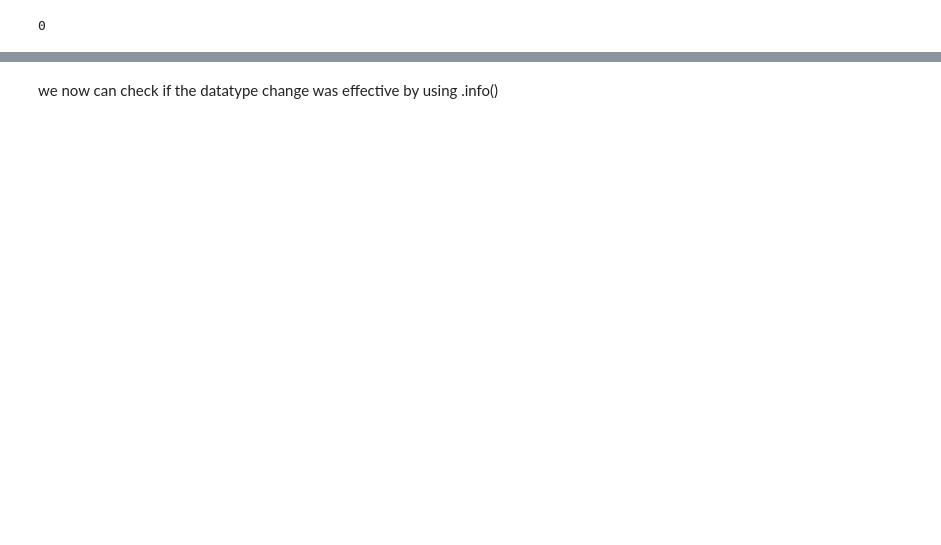
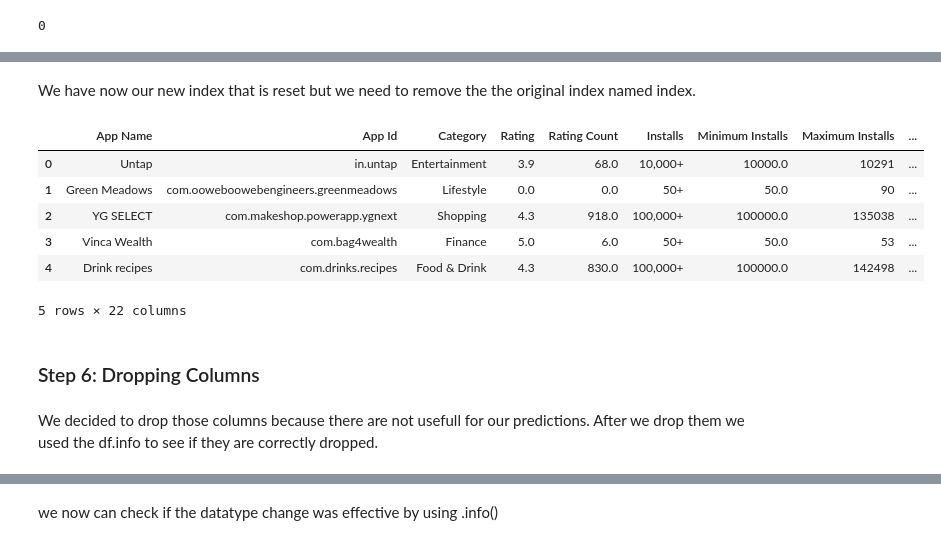
Before and after one commit to LouLan99/User-Rating-Prediction-Model, a Jupyter notebook: notebooks/01-data-loading-cleaning copy 3.ipynb, the cells around one changed output, grey strips where cells are left out. Saved outputs shown, nothing was run; the diff lists cells and outputs as text; code cells hidden in the pictures; blank space fills up the shorter version.

```diff
--- a/notebooks/01-data-loading-cleaning copy 3.ipynb
+++ b/notebooks/01-data-loading-cleaning copy 3.ipynb
@@ -339,0 +353,2 @@ To be able to change some of our values into binary we need to change the dataty
+# %%
+df.reset_index(inplace= True)
@@ -339,0 +371,15 @@ To be able to change some of our values into binary we need to change the dataty
+# %% [markdown]
+We have now our new index  that is reset but we need to remove the the original index named index.
+# %%
+df = df.loc[:, ~df.columns.str.contains('^index')]
+df.head()
+# %% [output]
+|  | App Name | App Id | Category | Rating | Rating Count | Installs | Minimum Installs | Maximum Installs | ... |
+| 0 | Untap | in.untap | Entertainment | 3.9 | 68.0 | 10,000+ | 10000.0 | 10291 | ... |
+| 1 | Green Meadows | com.ooweboowebengineers.greenmeadows | Lifestyle | 0.0 | 0.0 | 50+ | 50.0 | 90 | ... |
+| 2 | YG SELECT | com.makeshop.powerapp.ygnext | Shopping | 4.3 | 918.0 | 100,000+ | 100000.0 | 135038 | ... |
+| 3 | Vinca Wealth | com.bag4wealth | Finance | 5.0 | 6.0 | 50+ | 50.0 | 53 | ... |
+| 4 | Drink recipes | com.drinks.recipes | Food & Drink | 4.3 | 830.0 | 100,000+ | 100000.0 | 142498 | ... |
+5 rows × 22 columns
+# %% [markdown]
+### Step 6: Dropping Columns
@@ -339,0 +389,3 @@ To be able to change some of our values into binary we need to change the dataty
+# %% [markdown]
+We decided to drop those columns because there are not usefull for our predictions.
+After we drop them we used the df.info to see if they are correctly dropped.
```
Also changed, not shown: parts of 50 cells of this notebook.
